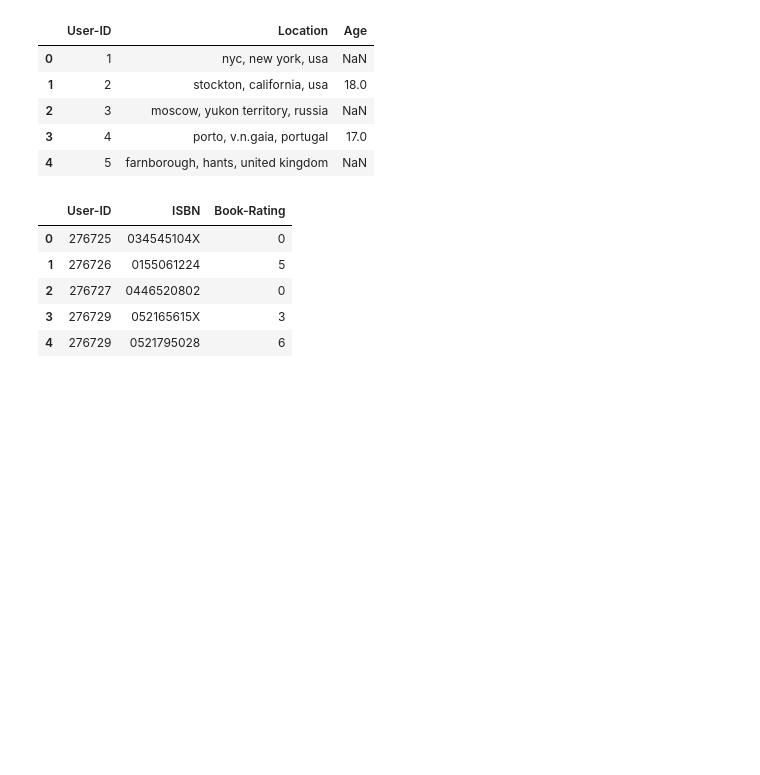
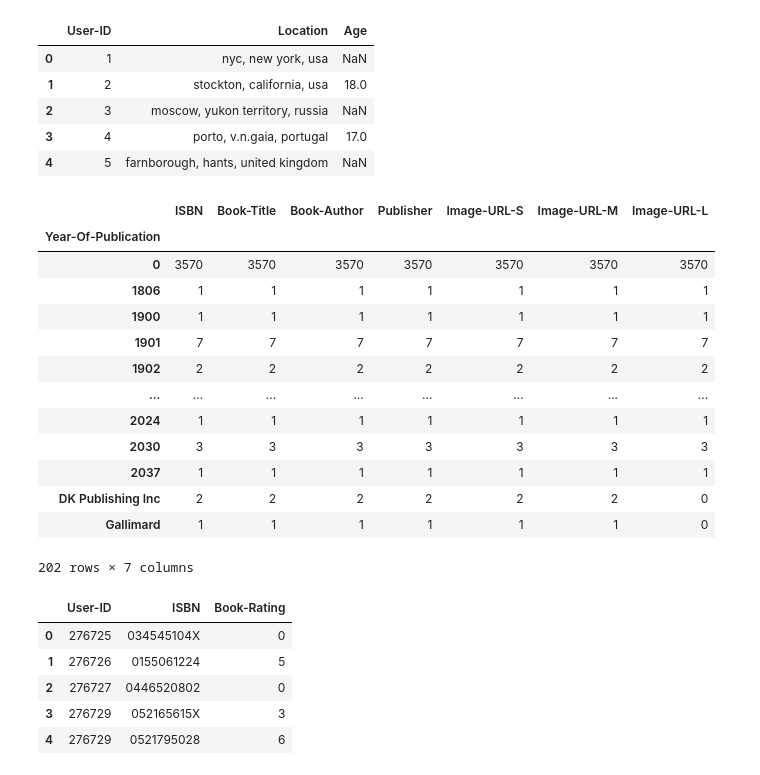
Before and after one commit to karkiayush/SynthBook, a Jupyter notebook: notebooks/analyzing_dataframe.ipynb, the cells around one changed output. Drawn from its saved outputs; the diff is of its cells as text; code cells hidden in the pictures; blank space fills up the shorter version.

```diff
--- a/notebooks/analyzing_dataframe.ipynb
+++ b/notebooks/analyzing_dataframe.ipynb
@@ -33,6 +69,25 @@ users.head()
 | 2 | 3 | moscow, yukon territory, russia | NaN |
 | 3 | 4 | porto, v.n.gaia, portugal | 17.0 |
 | 4 | 5 | farnborough, hants, united kingdom | NaN |
+# %%
+books_count_yearwise = books.groupby("Year-Of-Publication").count()
+# %%
+books_count_yearwise
+# %% [output]
+|  | ISBN | Book-Title | Book-Author | Publisher | Image-URL-S | Image-URL-M | Image-URL-L |
+| Year-Of-Publication |  |  |  |  |  |  |  |
+| 0 | 3570 | 3570 | 3570 | 3570 | 3570 | 3570 | 3570 |
+| 1806 | 1 | 1 | 1 | 1 | 1 | 1 | 1 |
+| 1900 | 1 | 1 | 1 | 1 | 1 | 1 | 1 |
+| 1901 | 7 | 7 | 7 | 7 | 7 | 7 | 7 |
+| 1902 | 2 | 2 | 2 | 2 | 2 | 2 | 2 |
+| ... | ... | ... | ... | ... | ... | ... | ... |
+| 2024 | 1 | 1 | 1 | 1 | 1 | 1 | 1 |
+| 2030 | 3 | 3 | 3 | 3 | 3 | 3 | 3 |
+| 2037 | 1 | 1 | 1 | 1 | 1 | 1 | 1 |
+| DK Publishing Inc | 2 | 2 | 2 | 2 | 2 | 2 | 0 |
+| Gallimard | 1 | 1 | 1 | 1 | 1 | 1 | 0 |
+202 rows × 7 columns
 # %%
 ratings.head()
 # %% [output]
```
Also changed, not shown: parts of 4 cells of this notebook, 2 other files.
